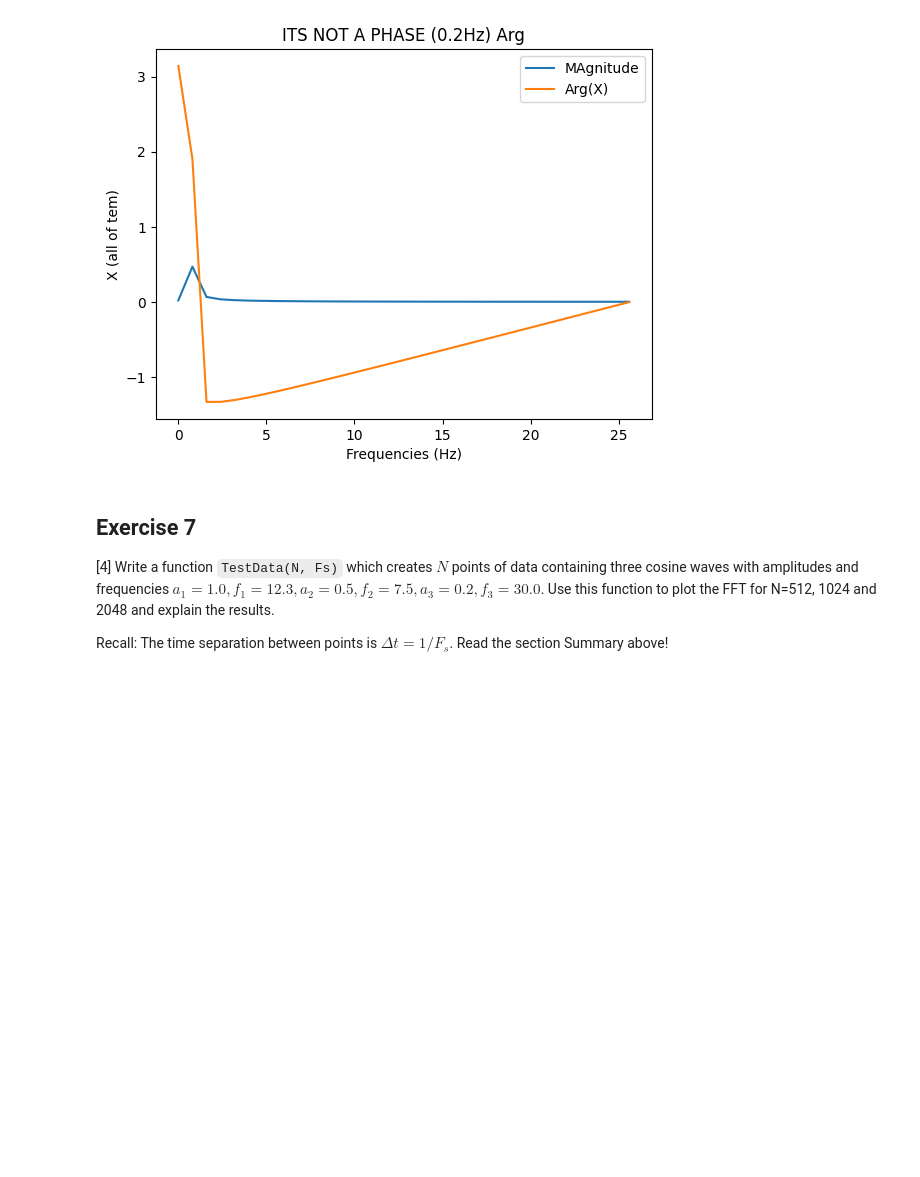
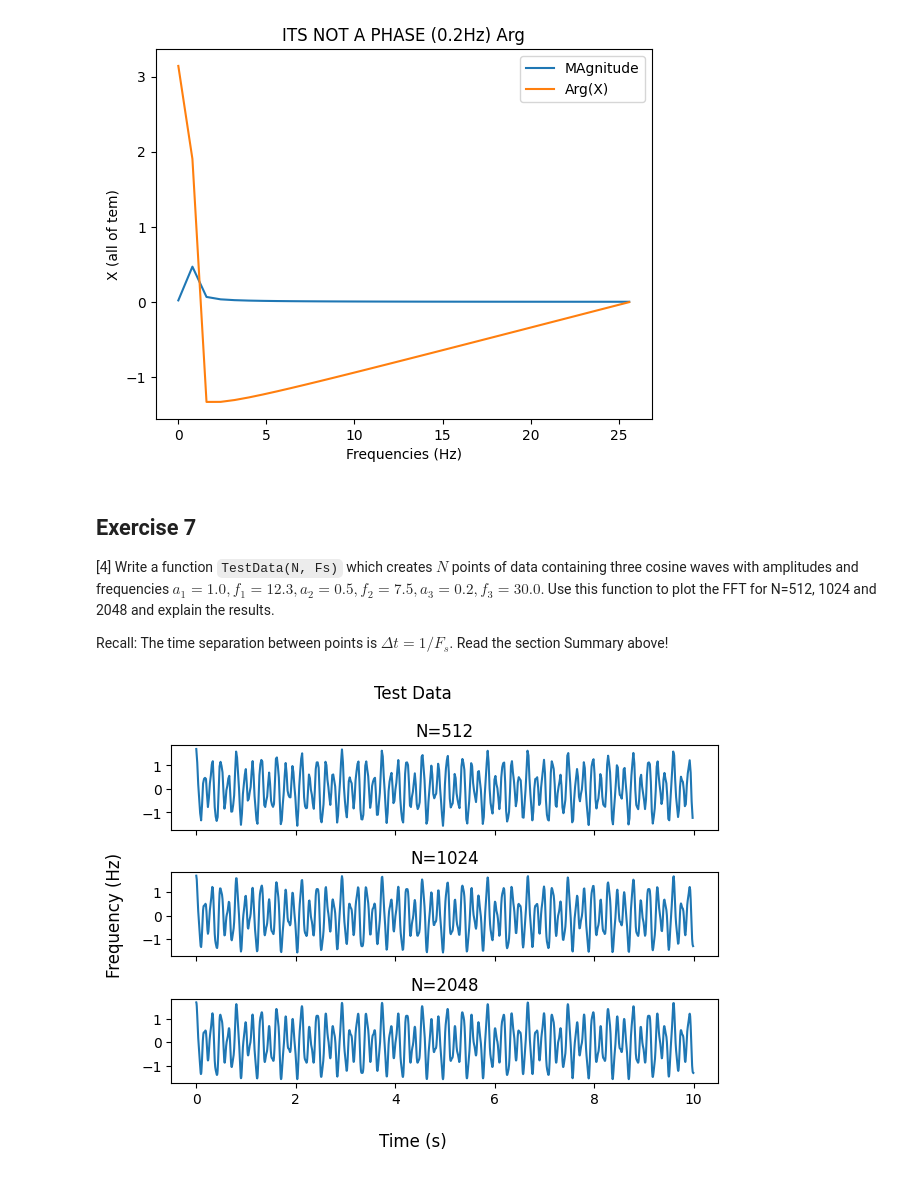
Before and after one commit to PX2145-2025/week-10-b-bshorner533, a Jupyter notebook: FFT.ipynb, the cells around one changed output. Saved outputs shown, nothing was run; the diff lists cells and outputs as text; code cells hidden in the pictures; blank space fills up the shorter version.

```diff
--- a/FFT.ipynb
+++ b/FFT.ipynb
@@ -532,14 +532,36 @@ print(np.real(X1))
 
  Recall: The time separation between points is $\Delta t = 1/F_s$. Read the section Summary above!
 # %%
+# Define constants
+a1 = 1.
+f1 = 12.3
+a2 = 0.5
+f2 = 7.5
+a3 = 0.2
+f3 = 30.
+
 def TestData(N, Fs):
-  a1 = 1.
-  f1 = 12.3
-  a2 = 0.5
-  f2 = 7.5
-  a3 = 0.2
-  f3 = 30
   Tau = N/Fs
   t = np.linspace(0, tau, N, endpoint=False) #N points in range tau
-  return a1(np.sin(np.pi*f1*t)) + a2(np.sin(np.pi*f2*t)) + a3(np.sin(np.pi*f3*t))
+  return [t, a1*(np.cos(np.pi*f1*t)) + a2*(np.cos(np.pi*f2*t)) + a3*(np.cos(np.pi*f3*t))]
 dt = 1/Fs
+# %%
+# Generate test data
+freq_N1 = TestData(512, 1024)
+freq_N2 = TestData(1024, 2048)
+freq_N3 = TestData(2048, 4096)
+
+# Plot Test Data in Subplots
+f, (ax1, ax2, ax3) = plt.subplots(3,1, sharex=True, sharey=True)
+ax1.plot(freq_N1[0], freq_N1[1])
+ax1.set_title('N=512')
+ax2.plot(freq_N2[0], freq_N2[1])
+ax2.set_title('N=1024')
+ax3.plot(freq_N3[0], freq_N3[1])
+ax3.set_title('N=2048')
+f.suptitle('Test Data')
+f.supxlabel('Time (s)')
+f.supylabel('Frequency (Hz)')
+f.tight_layout()
+# %% [output]
+[figure, added]
```
Also changed, not shown: parts of 2 cells of this notebook.
